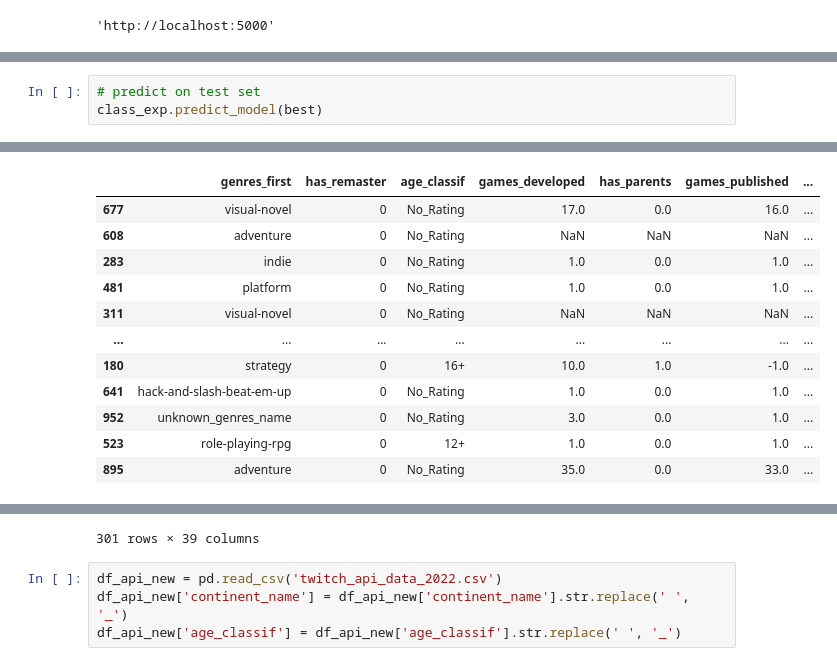
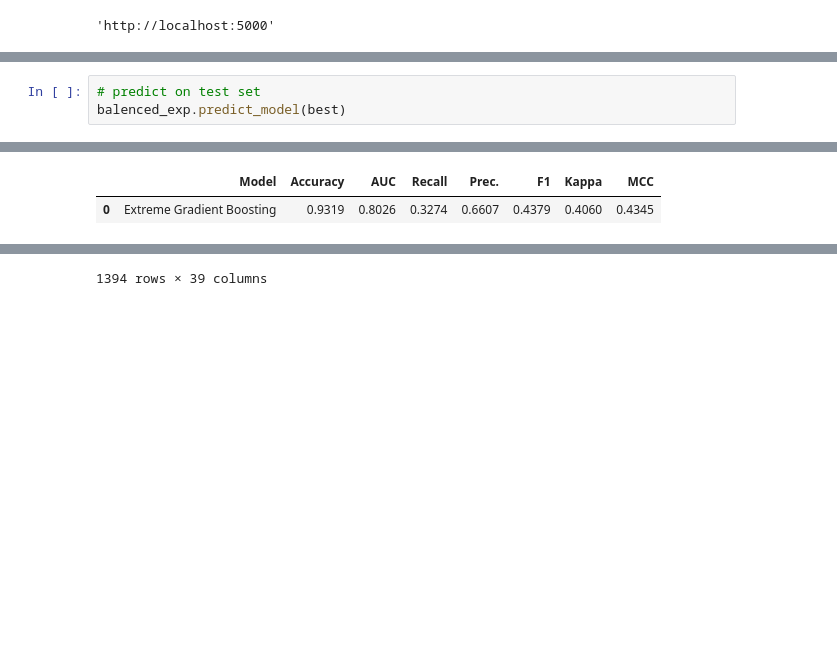
Before and after one commit to sjose03/data_master_eng_ml, a Jupyter notebook: notebooks/train copy.ipynb, the cells around one changed output, grey strips where cells are left out. Cells and saved outputs as stored; diff of their text form; blank space fills up the shorter version.

```diff
--- a/notebooks/train copy.ipynb
+++ b/notebooks/train copy.ipynb
@@ -122,5 +228,5 @@ class_exp.evaluate_model(best)
 interactive(children=(ToggleButtons(description='Plot Type:', icons=('',), options=(('Pipeline Plot', 'pipelin…
 # %%
 # predict on test set
-class_exp.predict_model(best)
+balenced_exp.predict_model(best)
 # %% [output]
@@ -128,12 +233,2 @@ class_exp.predict_model(best)
-|  | genres_first | has_remaster | age_classif | games_developed | has_parents | games_published | ... |
-| 677 | visual-novel | 0 | No_Rating | 17.0 | 0.0 | 16.0 | ... |
-| 608 | adventure | 0 | No_Rating | NaN | NaN | NaN | ... |
-| 283 | indie | 0 | No_Rating | 1.0 | 0.0 | 1.0 | ... |
-| 481 | platform | 0 | No_Rating | 1.0 | 0.0 | 1.0 | ... |
-| 311 | visual-novel | 0 | No_Rating | NaN | NaN | NaN | ... |
-| ... | ... | ... | ... | ... | ... | ... | ... |
-| 180 | strategy | 0 | 16+ | 10.0 | 1.0 | -1.0 | ... |
-| 641 | hack-and-slash-beat-em-up | 0 | No_Rating | 1.0 | 0.0 | 1.0 | ... |
-| 952 | unknown_genres_name | 0 | No_Rating | 3.0 | 0.0 | 1.0 | ... |
-| 523 | role-playing-rpg | 0 | 12+ | 1.0 | 0.0 | 1.0 | ... |
-| 895 | adventure | 0 | No_Rating | 35.0 | 0.0 | 33.0 | ... |
+|  | Model | Accuracy | AUC | Recall | Prec. | F1 | Kappa | MCC |
+| 0 | Extreme Gradient Boosting | 0.9319 | 0.8026 | 0.3274 | 0.6607 | 0.4379 | 0.4060 | 0.4345 |
@@ -140,5 +247 @@ class_exp.predict_model(best)
-301 rows × 39 columns
+1394 rows × 39 columns
-# %%
-df_api_new = pd.read_csv('twitch_api_data_2022.csv')
-df_api_new['continent_name'] = df_api_new['continent_name'].str.replace(' ', '_')
-df_api_new['age_classif'] = df_api_new['age_classif'].str.replace(' ', '_')
```
Also changed, not shown: parts of 32 cells of this notebook, 7 other files.
